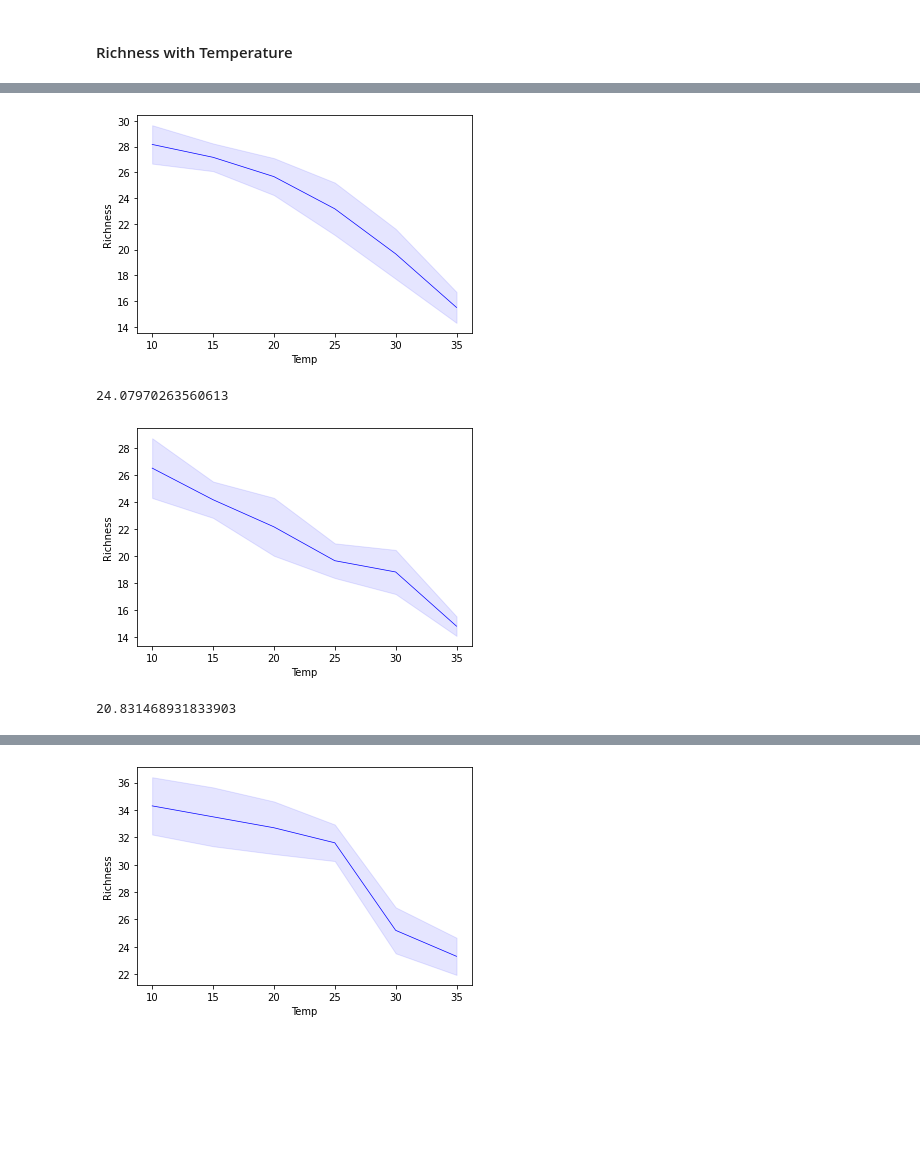
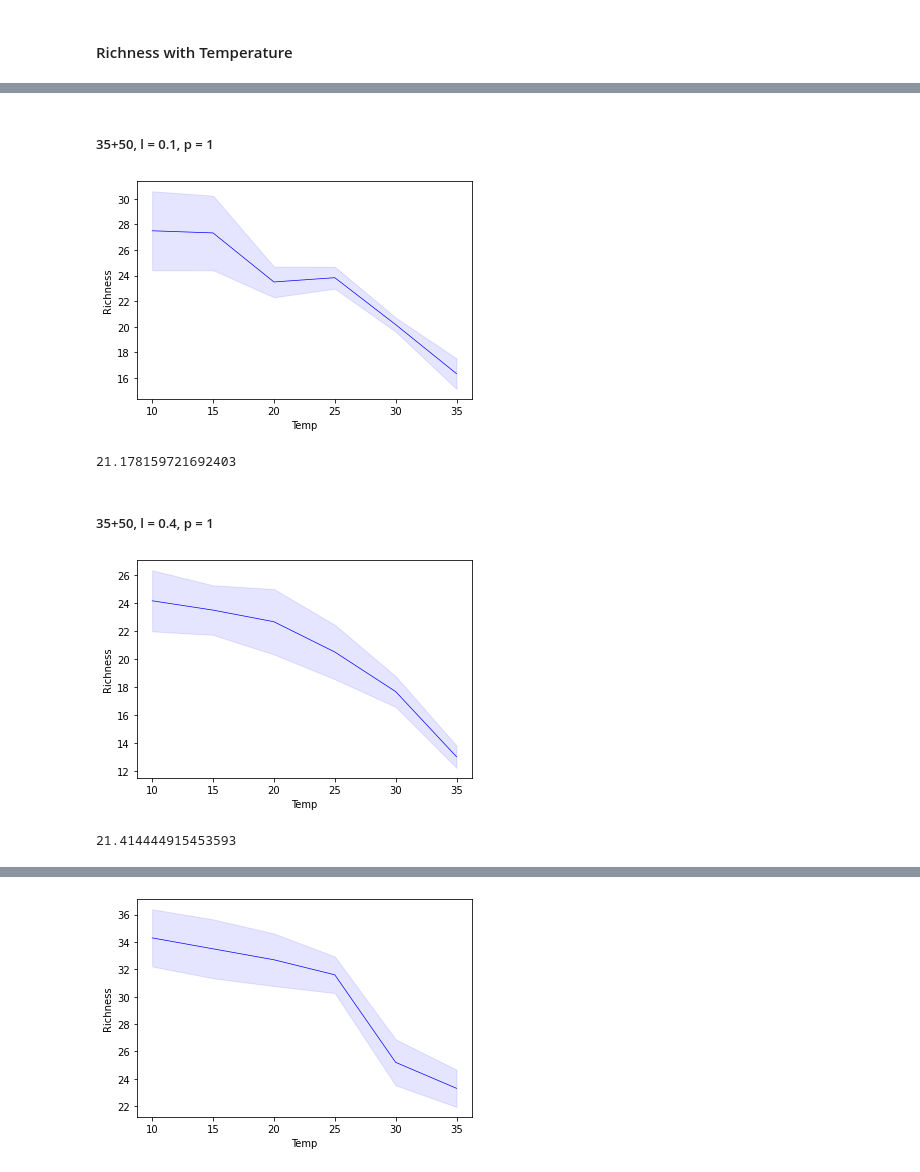
Before and after one commit to DaniDuan/CMEEProject, a Jupyter notebook: code/temp_microbial_CUE.ipynb, the cells around one changed output, grey strips where cells are left out. Saved outputs shown, nothing was run; the diff lists cells and outputs as text; code cells hidden in the pictures; blank space fills up the shorter version.

```diff
--- a/code/temp_microbial_CUE.ipynb
+++ b/code/temp_microbial_CUE.ipynb
@@ -529,3 +542,5 @@ print((time.time() - start)/60)
+# %% [markdown]
+##### 35+50, l = 0.1, p = 1
 # %%
 import time
 start = time.time()
@@ -539,36 +554,39 @@ N = 35 # Number of consumers
 M = 50 # Number of resources
 
 # Temperature params
 Tref = 273.15 # Reference temperature Kelvin, 0 degrees C
 Ma = 1 # Mass
 Ea_D = np.repeat(3.5,N) # Deactivation energy
 Ea_diff = 0.6
 lf = 0.1 # Leakage
+p_value = 1 # External input resource concentration
 
 # Assembly
 ass = 6 # Assembly times at each temperature
 tv = 300 # immigration times inside one assembly
 t_fin = 50 # Number of time steps for each temperature
 typ = 1 # Functional response, Type I or II
 K = 0.5 # Half saturation constant for Monod equation(Type II)
 
 T_c = 6 # How many temperatures to cover (how many cycles to run)
 
 ########## Running Model ###########
-rich_temp_mean, rich_temp_ci = funcs_with_temp(T_c, t_fin, N, M, Tref, Ma, ass, tv, Ea_D, Ea_diff, lf, typ, K)
+rich_temp_mean, rich_temp_ci = funcs_with_temp(T_c, t_fin, N, M, Tref, Ma, ass, tv, Ea_D, Ea_diff, lf, p_value, typ, K)
 
 T_plot = range(10, 10 + 5*T_c, 5)
 # T_plot = range(0, 5*T_c, 5)
 plt.plot(T_plot, rich_temp_mean, 'b-', linewidth=0.7)
 plt.fill_between(T_plot, rich_temp_mean - rich_temp_ci, rich_temp_mean + rich_temp_ci, color='b', alpha=.1)
 plt.ylabel('Richness')
 plt.xlabel('Temp')
 plt.show()
 
 print((time.time() - start)/60)
 # %% [output]
-[figure, old version]
+[figure, new version]
-24.07970263560613
+21.178159721692403
+# %% [markdown]
+##### 35+50, l = 0.4, p = 1
 # %%
 import time
 start = time.time()
@@ -588,6 +606,7 @@ Ma = 1 # Mass
 Ea_D = np.repeat(3.5,N) # Deactivation energy
 Ea_diff = 0.6
 lf = 0.4 # Leakage
+p_value = 1 # External input resource concentration
 
 # Assembly
 ass = 6 # Assembly times at each temperature
@@ -599,7 +618,7 @@ K = 0.5 # Half saturation constant for Monod equation(Type II)
 T_c = 6 # How many temperatures to cover (how many cycles to run)
 
 ########## Running Model ###########
-rich_temp_mean, rich_temp_ci = funcs_with_temp(T_c, t_fin, N, M, Tref, Ma, ass, tv, Ea_D, Ea_diff, lf, typ, K)
+rich_temp_mean, rich_temp_ci = funcs_with_temp(T_c, t_fin, N, M, Tref, Ma, ass, tv, Ea_D, Ea_diff, lf, p_value, typ, K)
 
 T_plot = range(10, 10 + 5*T_c, 5)
 # T_plot = range(0, 5*T_c, 5)
@@ -611,5 +630,5 @@ plt.show()
 
 print((time.time() - start)/60)
 # %% [output]
-[figure, old version]
+[figure, new version]
-20.831468931833903
+21.414444915453593
```
Also changed, not shown: parts of 14 cells of this notebook, 4 other files.
